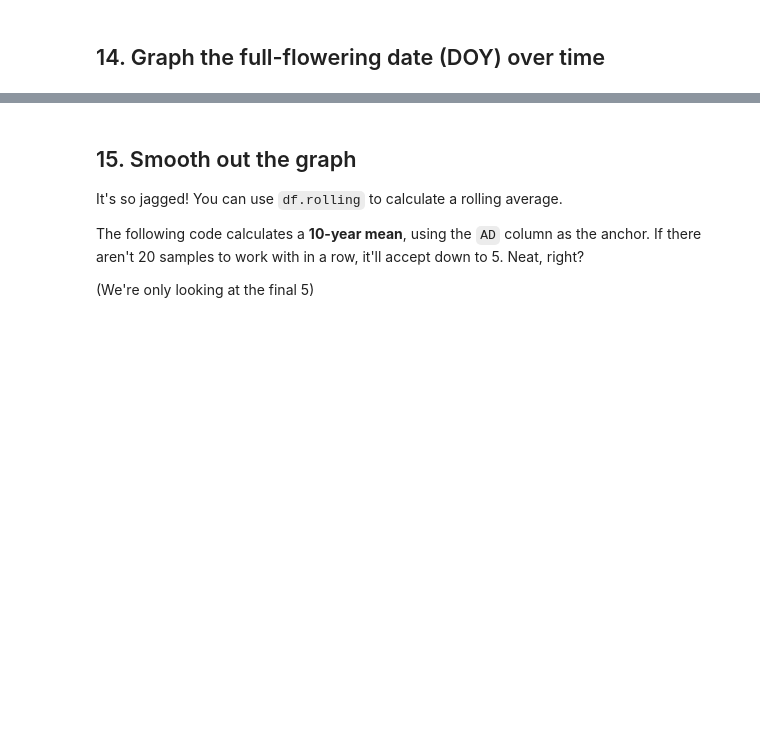
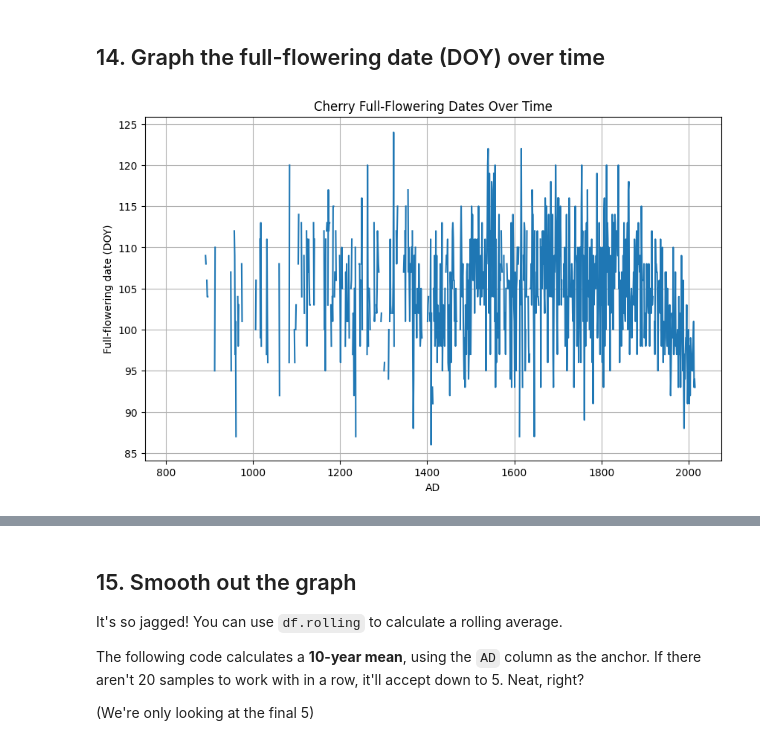
Before and after one commit to bulbasaur-22/Homework---08, a Jupyter notebook: Cherry Blossoms.ipynb, the cells around one changed output, grey strips where cells are left out. Cells and saved outputs as stored; diff of their text form; code cells hidden in the pictures; blank space fills up the shorter version.

```diff
--- a/Cherry Blossoms.ipynb
+++ b/Cherry Blossoms.ipynb
@@ -53,2 +242,12 @@ You'll need to read the documentation inside of the Excel file.
 # %% [markdown]
 ## 14. Graph the full-flowering date (DOY) over time
+# %%
+plt.figure(figsize=(10,6))
+plt.plot(df['AD'], df['Full-flowering date (DOY)'],  linestyle='-')
+plt.xlabel('AD')
+plt.ylabel('Full-flowering date (DOY)')
+plt.title('Cherry Full-Flowering Dates Over Time')
+plt.grid(True)
+plt.show()
+# %% [output]
+[figure, added]
```
Also changed, not shown: parts of 36 cells of this notebook.
